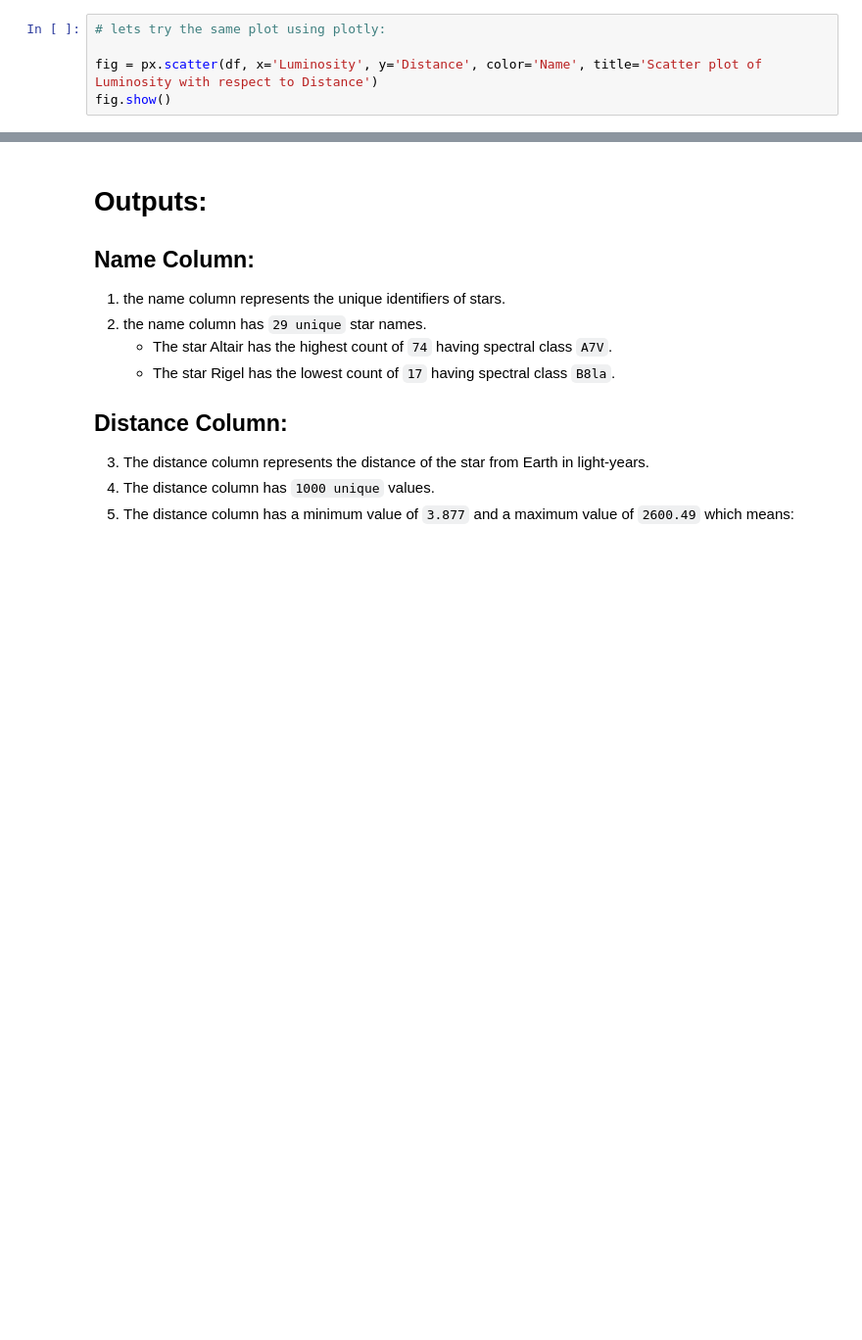
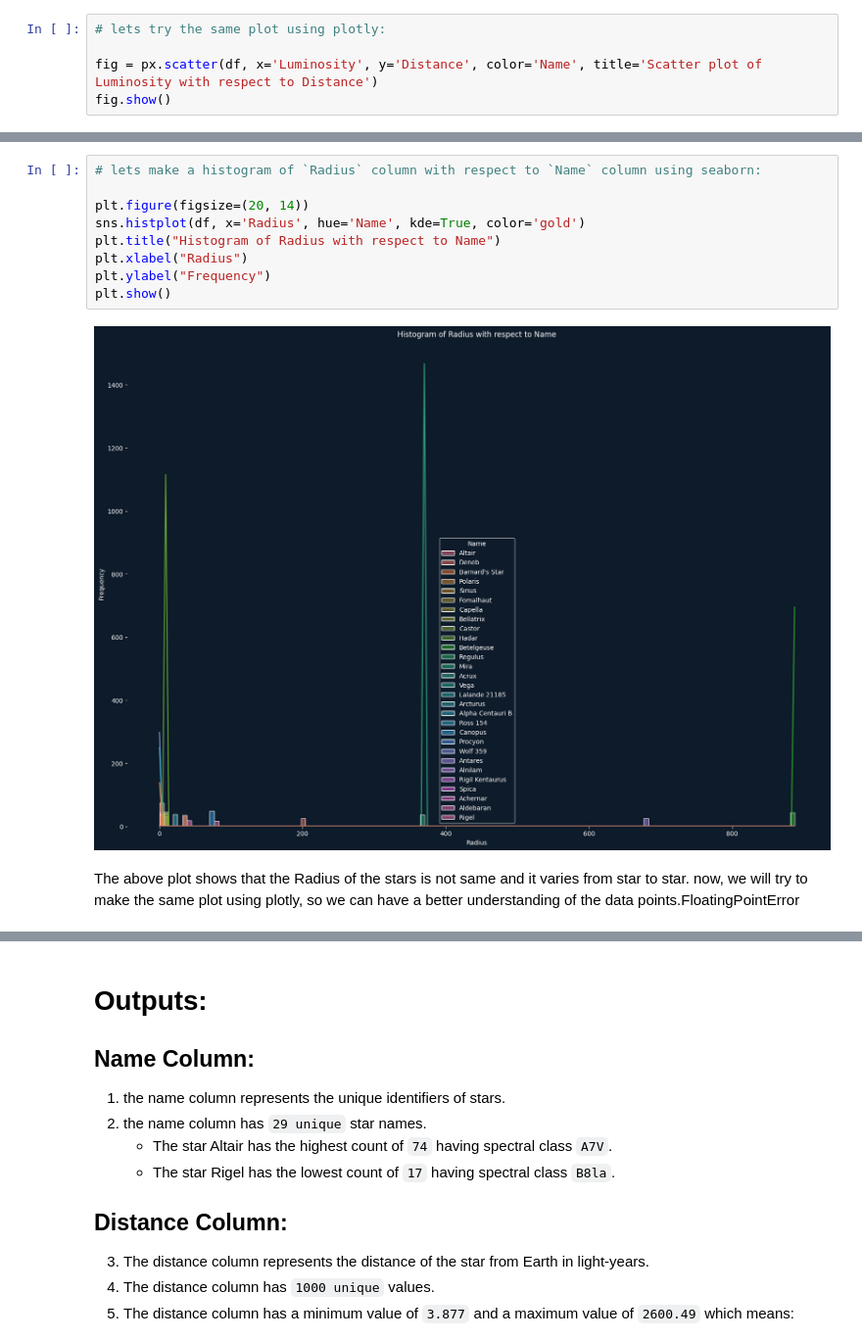
Before and after one commit to faizan-yousaf/Stellar_Insight, a Jupyter notebook: stars.ipynb, the cells around one changed output, grey strips where cells are left out. Shown at 98% size. Cells and saved outputs as stored; diff of their text form; blank space fills up the shorter version.

```diff
--- a/stars.ipynb
+++ b/stars.ipynb
@@ -572,0 +619,14 @@ fig.show()
+# %%
+# lets make a histogram of `Radius` column with respect to `Name` column using seaborn:
+
+plt.figure(figsize=(20, 14))
+sns.histplot(df, x='Radius', hue='Name', kde=True, color='gold')
+plt.title("Histogram of Radius with respect to Name")
+plt.xlabel("Radius")
+plt.ylabel("Frequency")
+plt.show()
+# %% [output]
+[figure, added]
+# %% [markdown]
+The above plot shows that the Radius of the stars is not same and it varies from star to star.
+now, we will try to make the same plot using plotly, so we can have a better understanding of the data points.FloatingPointError
```
Also changed, not shown: parts of 7 cells of this notebook.
